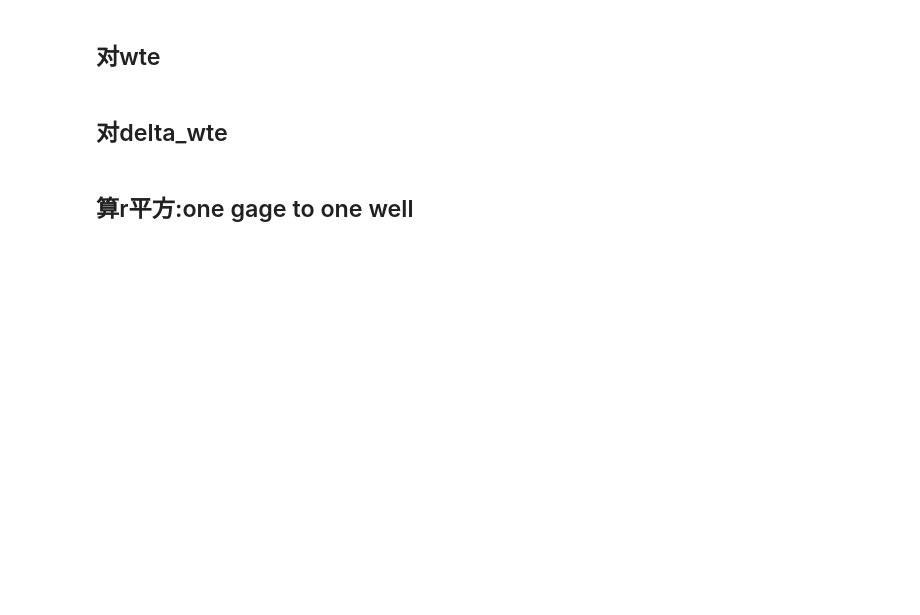
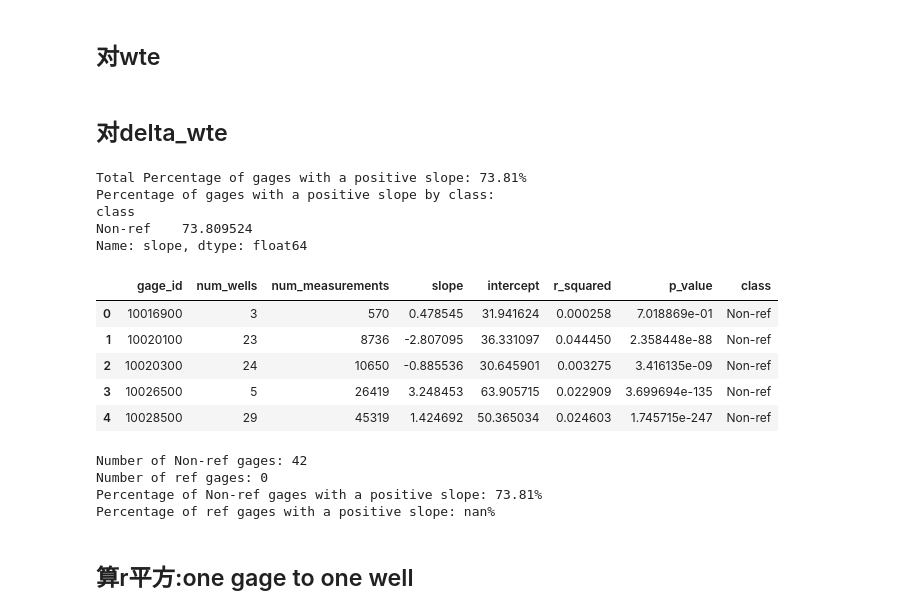
Before and after one commit to xueyil9/gslb_local_running, a Jupyter notebook: pair.ipynb, the cells around one changed output. Saved outputs shown, nothing was run; the diff lists cells and outputs as text; code cells hidden in the pictures; blank space fills up the shorter version.

```diff
--- a/pair.ipynb
+++ b/pair.ipynb
@@ -476,10 +650,23 @@ print("Percentage of gages with a positive slope by class:")
 print(positive_slope_by_class)
 
 # Save the statistics to a CSV file
-stats_df.to_csv('gage_statistics_scatter_plot.csv', index=False)
+stats_df.to_csv('gage_statistics_scatter_plot_30m.csv', index=False)
+# %% [output]
+Total Percentage of gages with a positive slope: 73.81%
+Percentage of gages with a positive slope by class:
+class
+Non-ref    73.809524
+Name: slope, dtype: float64
 # %%
-stats_df=pd.read_csv('gage_statistics_scatter_plot.csv')
+stats_df=pd.read_csv('gage_statistics_scatter_plot_30m.csv')
 stats_df.head()
+# %% [output]
+|  | gage_id | num_wells | num_measurements | slope | intercept | r_squared | p_value | class |
+| 0 | 10016900 | 3 | 570 | 0.478545 | 31.941624 | 0.000258 | 7.018869e-01 | Non-ref |
+| 1 | 10020100 | 23 | 8736 | -2.807095 | 36.331097 | 0.044450 | 2.358448e-88 | Non-ref |
+| 2 | 10020300 | 24 | 10650 | -0.885536 | 30.645901 | 0.003275 | 3.416135e-09 | Non-ref |
+| 3 | 10026500 | 5 | 26419 | 3.248453 | 63.905715 | 0.022909 | 3.699694e-135 | Non-ref |
+| 4 | 10028500 | 29 | 45319 | 1.424692 | 50.365034 | 0.024603 | 1.745715e-247 | Non-ref |
 # %%
 # Filter the DataFrame for Non-ref and ref gages
 non_ref_gages = stats_df[stats_df['class'] == 'Non-ref']
@@ -498,6 +685,11 @@ print(f"Number of Non-ref gages: {num_non_ref_gages}")
 print(f"Number of ref gages: {num_ref_gages}")
 print(f"Percentage of Non-ref gages with a positive slope: {positive_slope_percentage_non_ref:.2f}%")
 print(f"Percentage of ref gages with a positive slope: {positive_slope_percentage_ref:.2f}%")
+# %% [output]
+Number of Non-ref gages: 42
+Number of ref gages: 0
+Percentage of Non-ref gages with a positive slope: 73.81%
+Percentage of ref gages with a positive slope: nan%
 # %% [markdown]
 ## 算r平方:one gage to one well
 # %%
```
Also changed, not shown: parts of 15 cells of this notebook.
